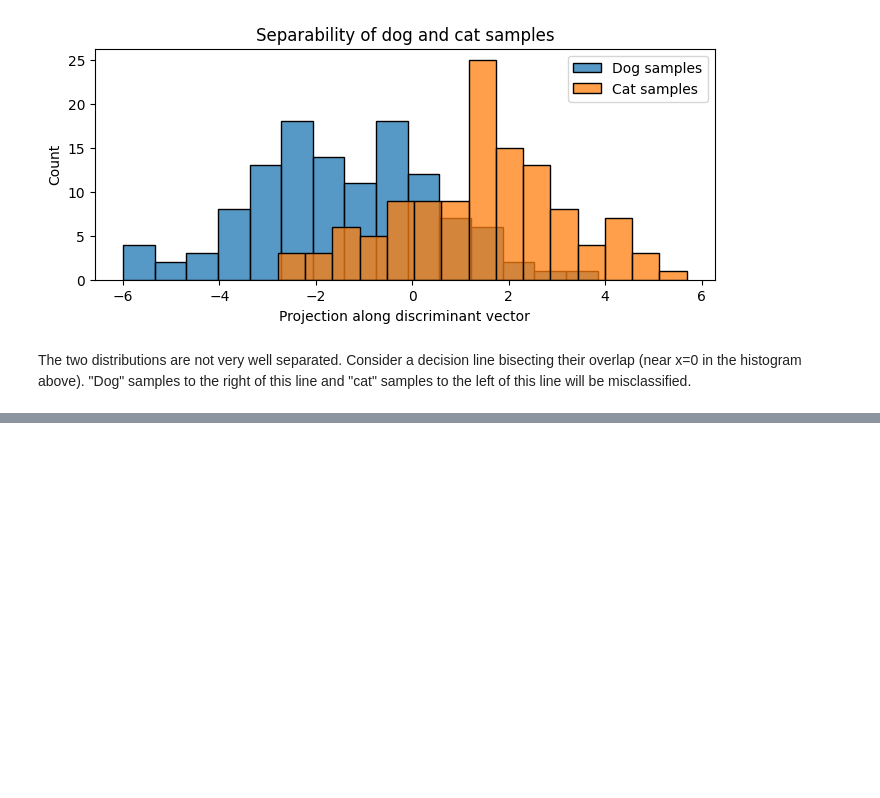
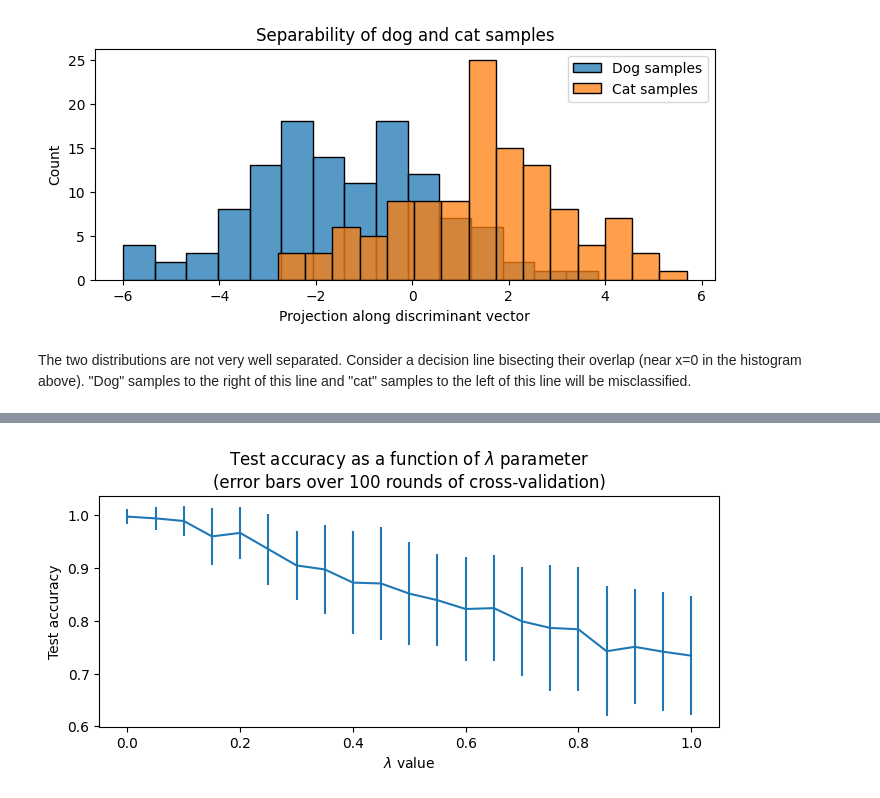
Before and after one commit to lukearend/math-tools, a Jupyter notebook: homework/hw6/HW6_Q3_Arend.ipynb, the cells around one changed output, grey strips where cells are left out. Saved outputs shown, nothing was run; the diff lists cells and outputs as text; code cells hidden in the pictures; blank space fills up the shorter version.

```diff
--- a/homework/hw6/HW6_Q3_Arend.ipynb
+++ b/homework/hw6/HW6_Q3_Arend.ipynb
@@ -171,0 +298,29 @@ The two distributions are not very well separated. Consider a decision line bise
+# %%
+lambdas = np.arange(0, 1 + 1e-10, 0.05)
+score_avg = np.zeros_like(lambdas)
+score_std = np.zeros_like(lambdas)
+for i, lambd in enumerate(lambdas):
+    fracs = np.zeros(100)
+    for j in range(100):
+        X_train, X_test, y_train, y_test = train_test_split(X, y, test_size=0.05)
+
+        X_dog = X_train[y_train == -1]
+        X_cat = X_train[y_train == 1]
+        C = (cov(X_dog) + cov(X_cat)) / 2
+
+        C_est = (1 - lambd) * C + lambd * np.identity(C.shape[0])
+        w = inv(C_est) @ (unit(mu2) - unit(mu1))
+        w /= np.sqrt(w @ w)
+
+        fracs[j] = np.sum(np.sign(X_test @ w) == y_test) / X_test.shape[0]
+    score_avg[i] = np.mean(fracs)
+    score_std[i] = np.std(fracs)
+# %%
+plt.subplots(figsize=(8, 3))
+plt.errorbar(x=lambdas, y=score_avg, yerr=score_std)
+plt.title("Test accuracy as a function of $\lambda$ parameter\n(error bars over 100 rounds of cross-validation)")
+plt.xlabel('$\lambda$ value')
+plt.ylabel('Test accuracy')
+plt.show()
+# %% [output]
+[figure, added]
```
Also changed, not shown: parts of 43 cells of this notebook.
